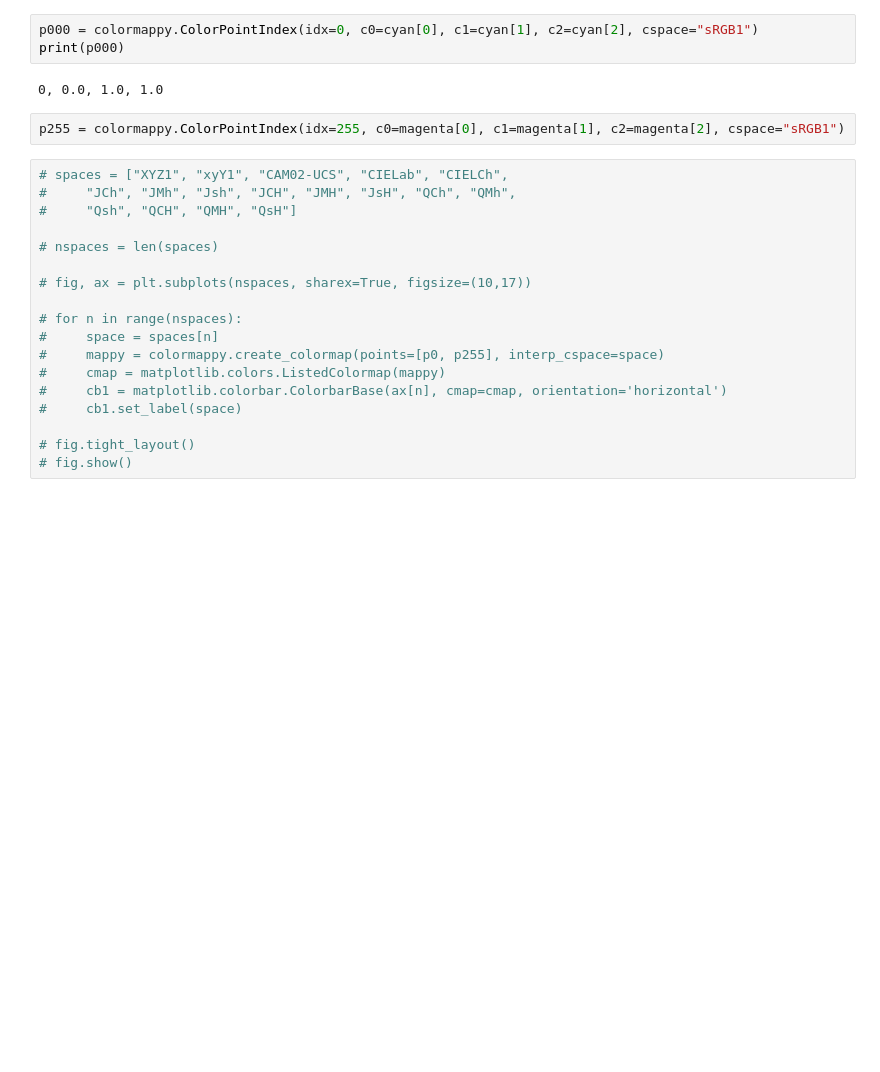
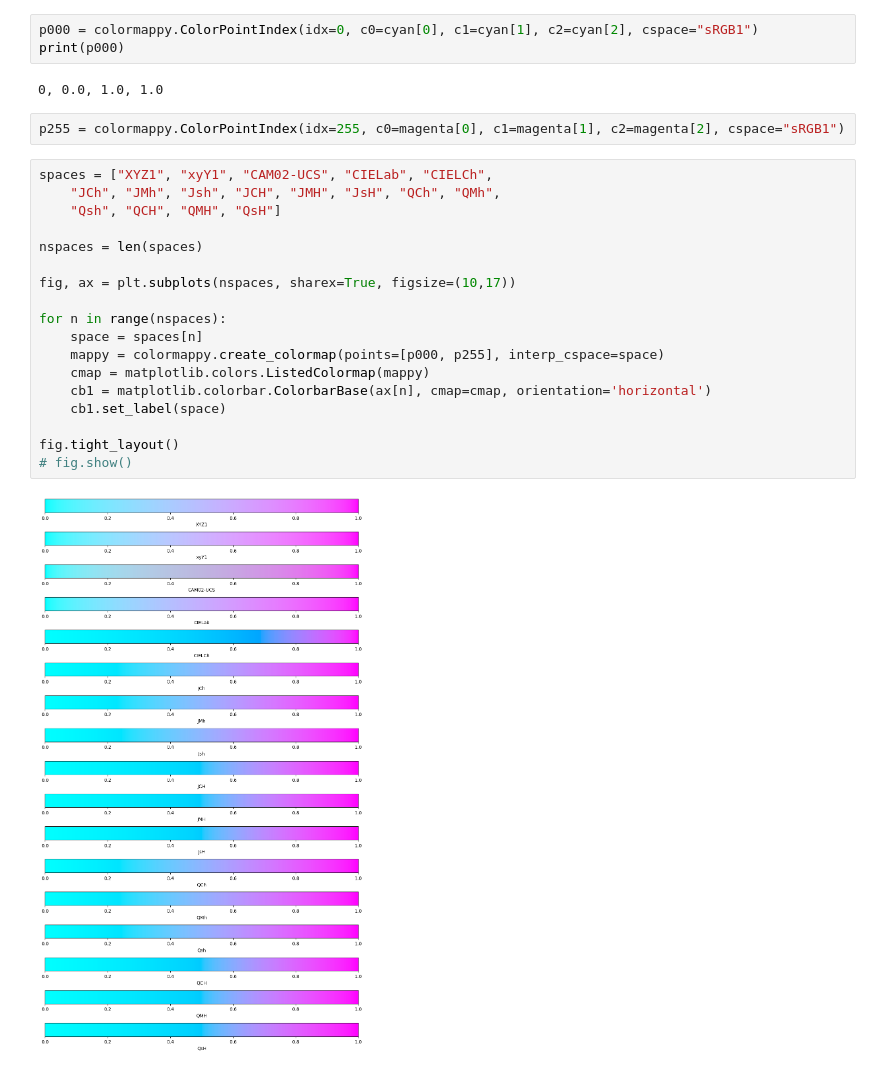
Before and after one commit to anthonytorlucci/colormapping, a Jupyter notebook: cyan_magenta_color_interpolation.ipynb, the cells around one changed output. Saved outputs shown, nothing was run; the diff lists cells and outputs as text; blank space fills up the shorter version.

```diff
--- a/cyan_magenta_color_interpolation.ipynb
+++ b/cyan_magenta_color_interpolation.ipynb
@@ -26,20 +44,22 @@ print(p000)
 # %%
 p255 = colormappy.ColorPointIndex(idx=255, c0=magenta[0], c1=magenta[1], c2=magenta[2], cspace="sRGB1")
 # %%
-# spaces = ["XYZ1", "xyY1", "CAM02-UCS", "CIELab", "CIELCh",
-#     "JCh", "JMh", "Jsh", "JCH", "JMH", "JsH", "QCh", "QMh",
-#     "Qsh", "QCH", "QMH", "QsH"]
+spaces = ["XYZ1", "xyY1", "CAM02-UCS", "CIELab", "CIELCh",
+    "JCh", "JMh", "Jsh", "JCH", "JMH", "JsH", "QCh", "QMh",
+    "Qsh", "QCH", "QMH", "QsH"]
 
-# nspaces = len(spaces)
+nspaces = len(spaces)
 
-# fig, ax = plt.subplots(nspaces, sharex=True, figsize=(10,17))
+fig, ax = plt.subplots(nspaces, sharex=True, figsize=(10,17))
 
-# for n in range(nspaces):
-#     space = spaces[n]
-#     mappy = colormappy.create_colormap(points=[p0, p255], interp_cspace=space)
-#     cmap = matplotlib.colors.ListedColormap(mappy)
-#     cb1 = matplotlib.colorbar.ColorbarBase(ax[n], cmap=cmap, orientation='horizontal')
-#     cb1.set_label(space)
+for n in range(nspaces):
+    space = spaces[n]
+    mappy = colormappy.create_colormap(points=[p000, p255], interp_cspace=space)
+    cmap = matplotlib.colors.ListedColormap(mappy)
+    cb1 = matplotlib.colorbar.ColorbarBase(ax[n], cmap=cmap, orientation='horizontal')
+    cb1.set_label(space)
 
-# fig.tight_layout()
+fig.tight_layout()
 # fig.show()
+# %% [output]
+[figure, added]
```
Also changed, not shown: parts of 1 cell of this notebook, 1 other file.
